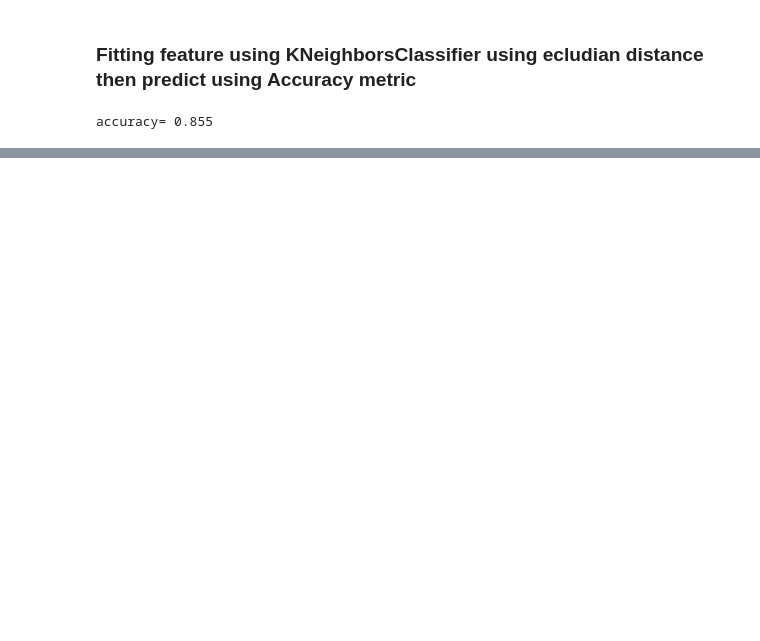
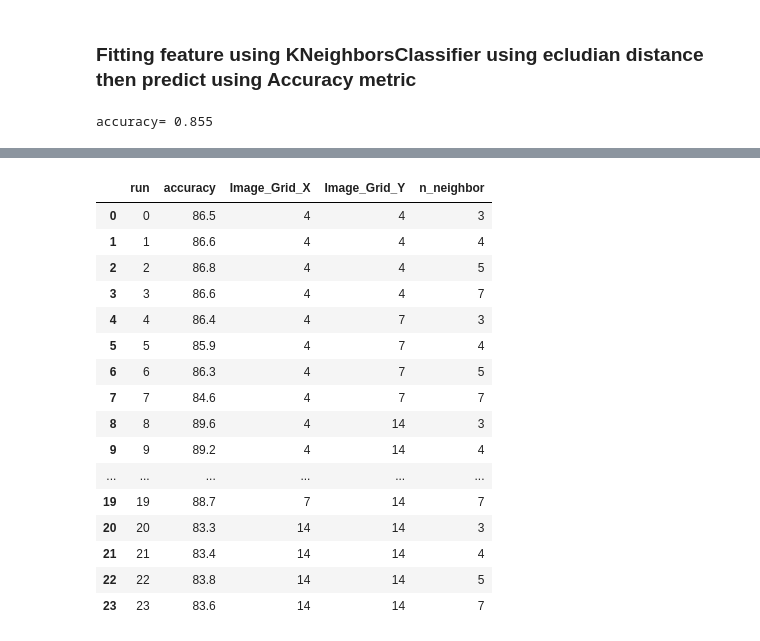
Before and after one commit to NedalAdham/MINST-Classification-KNN-Centroid-Approach-, a Jupyter notebook: MINST Classification KNN (Centroid Approach).ipynb, the cells around one changed output, grey strips where cells are left out. Saved outputs shown, nothing was run; the diff lists cells and outputs as text; code cells hidden in the pictures; blank space fills up the shorter version.

```diff
--- a/MINST Classification KNN (Centroid Approach).ipynb
+++ b/MINST Classification KNN (Centroid Approach).ipynb
@@ -153,0 +171,20 @@ accuracy= 0.855
+# %%
+class RunBuilder ():
+    @staticmethod
+    def get_runs(params):
+        Run = namedtuple('Run' , params.keys())
+
+        runs = []
+
+        for v in product (*params.values()):
+            runs.append(Run(*v))
+
+        return  runs
+# %%
+Params = dict(
+    l = [[4, 4], [4, 7], [4, 14], [7, 7], [7, 14], [14, 14]],
+    KNN = [3,4,5,7]
+)
+
+runs =RunBuilder.get_runs(Params)
+display( len(runs) , runs)
@@ -153,0 +210,46 @@ accuracy= 0.855
+# %%
+
+for i in range (len(runs)):
+    run = runs[i]
+
+    trainf = [get_centroid(img , run.l)  for img in xtrain ]
+    trainf = np.array (trainf)
+    testf = [get_centroid(img , run.l)  for img in xtest]
+    testf = np.array (testf)
+
+
+    model = KNeighborsClassifier(run.KNN , metric = 'euclidean')
+    model.fit (trainf , y_train)
+    ypred = model.predict(testf)
+
+    if i == 0:
+        df = pd.DataFrame(columns = ['run', 'accuracy' , 'Image_Grid_X' , 'Image_Grid_Y' , 'n_neighbor'])
+    run_params = []
+    results = OrderedDict()
+    results["run"] = i
+    results["accuracy"] = accuracy_score(y_test, ypred) * 100
+    results['Image_Grid_X'] = run.l[0]
+    results['Image_Grid_Y'] = run.l[1]
+    results['n_neighbor'] = run.KNN
+    df = df .append([results] ,ignore_index = True)
+
+    clear_output(wait = True)
+    display(df)
+# %% [output]
+|  | run | accuracy | Image_Grid_X | Image_Grid_Y | n_neighbor |
+| 0 | 0 | 86.5 | 4 | 4 | 3 |
+| 1 | 1 | 86.6 | 4 | 4 | 4 |
+| 2 | 2 | 86.8 | 4 | 4 | 5 |
+| 3 | 3 | 86.6 | 4 | 4 | 7 |
+| 4 | 4 | 86.4 | 4 | 7 | 3 |
+| 5 | 5 | 85.9 | 4 | 7 | 4 |
+| 6 | 6 | 86.3 | 4 | 7 | 5 |
+| 7 | 7 | 84.6 | 4 | 7 | 7 |
+| 8 | 8 | 89.6 | 4 | 14 | 3 |
+| 9 | 9 | 89.2 | 4 | 14 | 4 |
+| ... | ... | ... | ... | ... | ... |
+| 19 | 19 | 88.7 | 7 | 14 | 7 |
+| 20 | 20 | 83.3 | 14 | 14 | 3 |
+| 21 | 21 | 83.4 | 14 | 14 | 4 |
+| 22 | 22 | 83.8 | 14 | 14 | 5 |
+| 23 | 23 | 83.6 | 14 | 14 | 7 |
```
Also changed, not shown: parts of 10 cells of this notebook, 1 other file.
